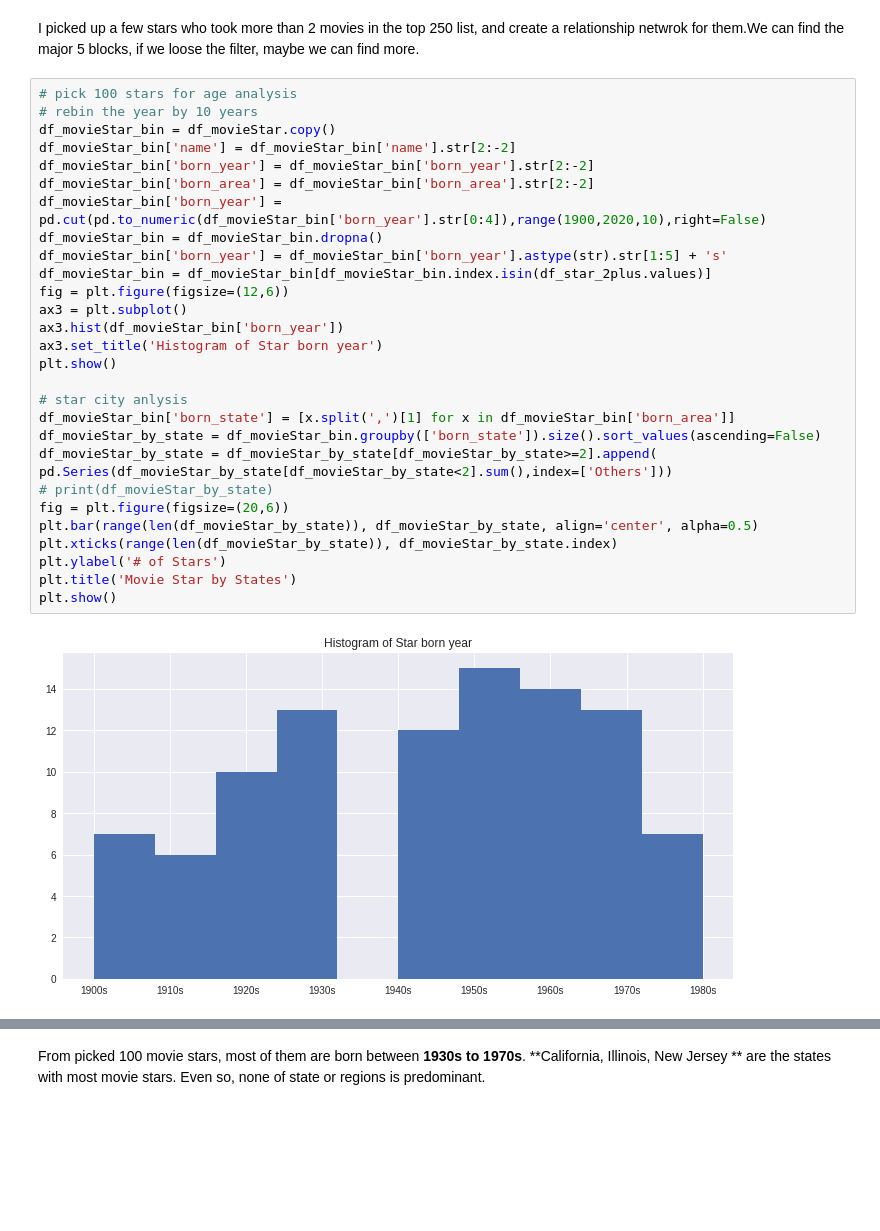
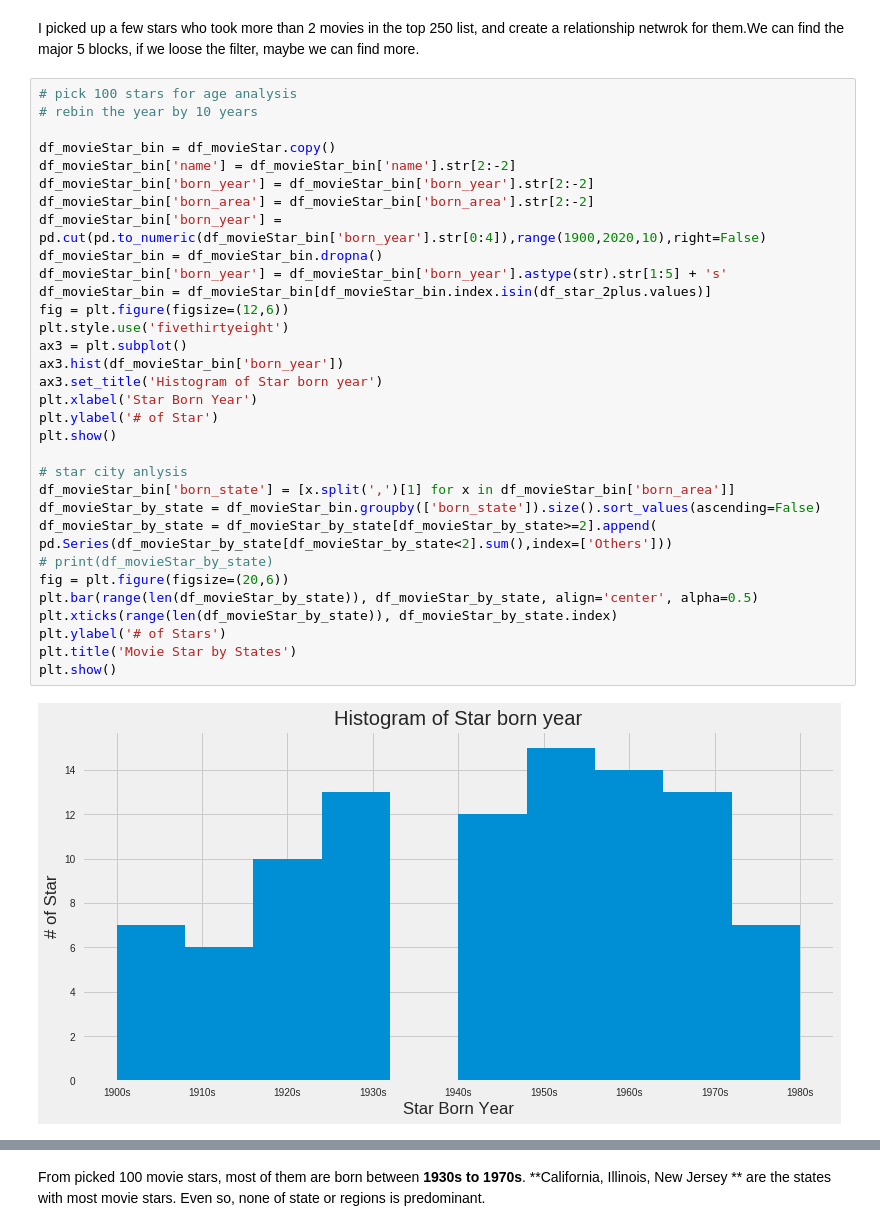
Before and after one commit to neoaksa/IMDB_Spider, a Jupyter notebook: Movie_Analysis.ipynb, the cells around one changed output, grey strips where cells are left out. Cells and saved outputs as stored; diff of their text form; blank space fills up the shorter version.

```diff
--- a/Movie_Analysis.ipynb
+++ b/Movie_Analysis.ipynb
@@ -198,31 +207,35 @@ I picked up a few stars who took more than 2 movies in the top 250 list, and cre
 # %%
 # pick 100 stars for age analysis
 # rebin the year by 10 years
+
 df_movieStar_bin = df_movieStar.copy()
 df_movieStar_bin['name'] = df_movieStar_bin['name'].str[2:-2]
 df_movieStar_bin['born_year'] = df_movieStar_bin['born_year'].str[2:-2]
 df_movieStar_bin['born_area'] = df_movieStar_bin['born_area'].str[2:-2]
 df_movieStar_bin['born_year'] = pd.cut(pd.to_numeric(df_movieStar_bin['born_year'].str[0:4]),range(1900,2020,10),right=False)
 df_movieStar_bin = df_movieStar_bin.dropna()
 df_movieStar_bin['born_year'] = df_movieStar_bin['born_year'].astype(str).str[1:5] + 's'
 df_movieStar_bin = df_movieStar_bin[df_movieStar_bin.index.isin(df_star_2plus.values)]
 fig = plt.figure(figsize=(12,6))
+plt.style.use('fivethirtyeight')
 ax3 = plt.subplot()
 ax3.hist(df_movieStar_bin['born_year'])
 ax3.set_title('Histogram of Star born year')
+plt.xlabel('Star Born Year')
+plt.ylabel('# of Star')
 plt.show()
 
 # star city anlysis
 df_movieStar_bin['born_state'] = [x.split(',')[1] for x in df_movieStar_bin['born_area']]
 df_movieStar_by_state = df_movieStar_bin.groupby(['born_state']).size().sort_values(ascending=False)
 df_movieStar_by_state = df_movieStar_by_state[df_movieStar_by_state>=2].append(
 pd.Series(df_movieStar_by_state[df_movieStar_by_state<2].sum(),index=['Others']))
 # print(df_movieStar_by_state)
 fig = plt.figure(figsize=(20,6))
 plt.bar(range(len(df_movieStar_by_state)), df_movieStar_by_state, align='center', alpha=0.5)
 plt.xticks(range(len(df_movieStar_by_state)), df_movieStar_by_state.index)
 plt.ylabel('# of Stars')
 plt.title('Movie Star by States')
 plt.show()
 # %% [output]
-[figure, old version]
+[figure, new version]
```
Also changed, not shown: parts of 3 cells of this notebook.
